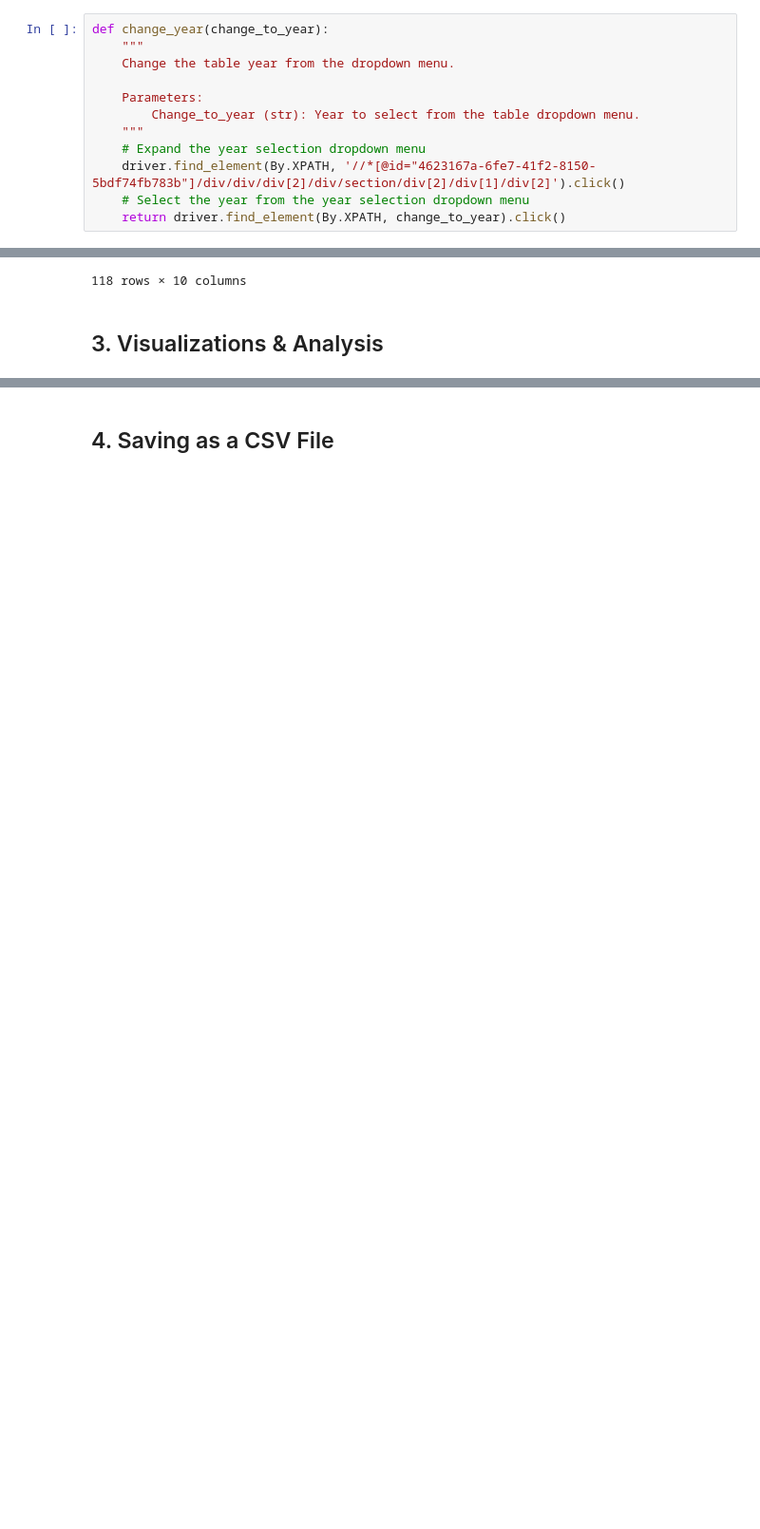
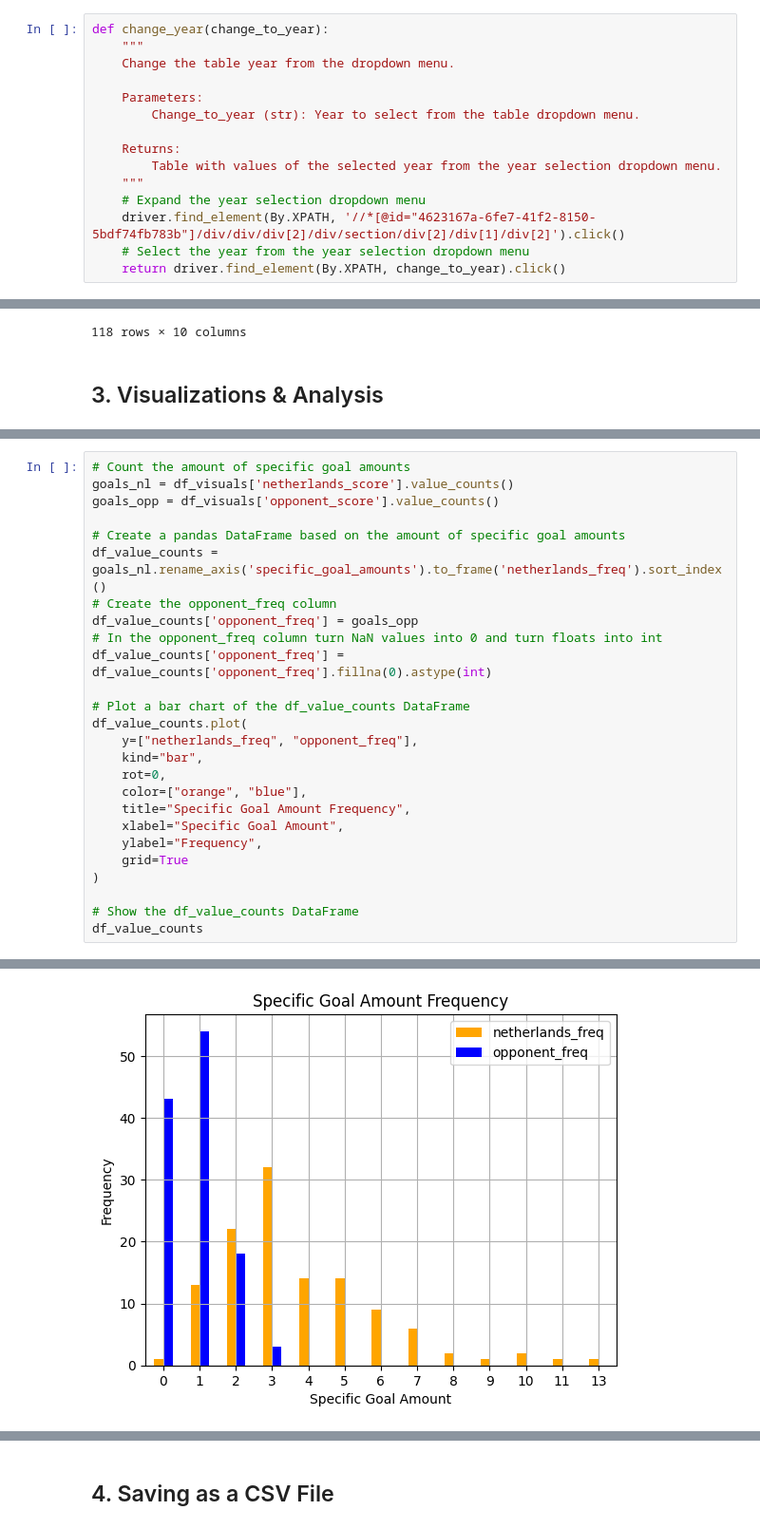
Before and after one commit to Cameron-Meinsma/Assignment_3_Resubmission, a Jupyter notebook: assignment_3_resubmission.ipynb, the cells around one changed output, grey strips where cells are left out. Shown at 95% size. Saved outputs shown, nothing was run; the diff lists cells and outputs as text; blank space fills up the shorter version.

Commit message:
Create visualizations & CSV file of the DataFrame

```diff
--- a/assignment_3_resubmission.ipynb
+++ b/assignment_3_resubmission.ipynb
@@ -130,6 +130,9 @@ def change_year(change_to_year):
 
     Parameters:
         Change_to_year (str): Year to select from the table dropdown menu.
+
+    Returns:
+        Table with values of the selected year from the year selection dropdown menu.
     """
     # Expand the year selection dropdown menu
     driver.find_element(By.XPATH, '//*[@id="4623167a-6fe7-41f2-8150-5bdf74fb783b"]/div/div/div[2]/div/section/div[2]/div[1]/div[2]').click()
@@ -327,0 +333,27 @@ df_visuals.head()
+# %%
+# Count the amount of specific goal amounts
+goals_nl = df_visuals['netherlands_score'].value_counts()
+goals_opp = df_visuals['opponent_score'].value_counts()
+
+# Create a pandas DataFrame based on the amount of specific goal amounts
+df_value_counts = goals_nl.rename_axis('specific_goal_amounts').to_frame('netherlands_freq').sort_index()
+# Create the opponent_freq column
+df_value_counts['opponent_freq'] = goals_opp
+# In the opponent_freq column turn NaN values into 0 and turn floats into int
+df_value_counts['opponent_freq'] = df_value_counts['opponent_freq'].fillna(0).astype(int)
+
+# Plot a bar chart of the df_value_counts DataFrame
+df_value_counts.plot(
+    y=["netherlands_freq", "opponent_freq"],
+    kind="bar",
+    rot=0,
+    color=["orange", "blue"],
+    title="Specific Goal Amount Frequency",
+    xlabel="Specific Goal Amount",
+    ylabel="Frequency",
+    grid=True
+)
+
+# Show the df_value_counts DataFrame
+df_value_counts
+# %% [output]
@@ -327,0 +375 @@ df_visuals.head()
+[figure, added]
```
Also changed, not shown: parts of 11 cells of this notebook.
